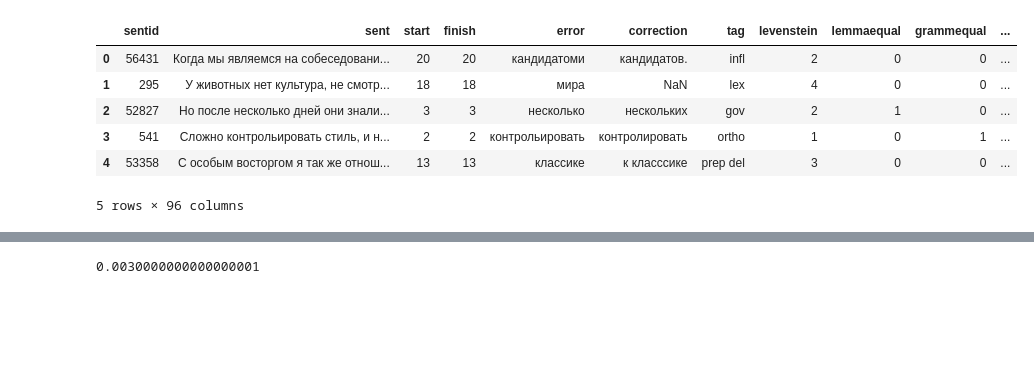
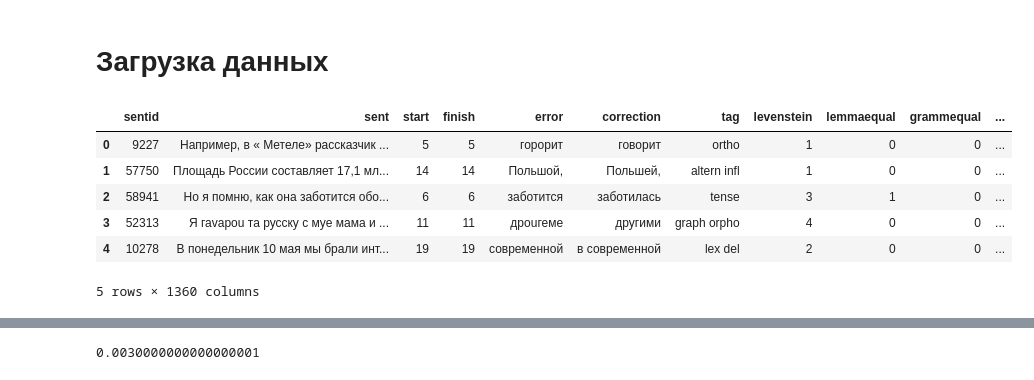
Before and after one commit to tanya-ling/error-recognition-for-R, a Jupyter notebook: diploma_classifier.ipynb, the cells around one changed output, grey strips where cells are left out. Drawn from its saved outputs; the diff is of its cells as text; code cells hidden in the pictures; blank space fills up the shorter version.

```diff
--- a/diploma_classifier.ipynb
+++ b/diploma_classifier.ipynb
@@ -10,14 +10,16 @@ from scipy import misc
 
 from imblearn.over_sampling import RandomOverSampler
 import codecs
+# %% [markdown]
+# Загрузка данных
 # %%
-df = pandas.read_csv('.\\rlc_featured_mod6.csv', sep='\t')
+df = pandas.read_csv('.\\rlc_featured_mod9.csv', sep='\t')
 df.head()
 # %% [output]
 |  | sentid | sent | start | finish | error | correction | tag | levenstein | lemmaequal | grammequal | ... |
-| 0 | 56431 | Когда мы являемся на собеседовани... | 20 | 20 | кандидатоми | кандидатов. | infl | 2 | 0 | 0 | ... |
-| 1 | 295 | У животных нет культура, не смотр... | 18 | 18 | мира | NaN | lex | 4 | 0 | 0 | ... |
-| 2 | 52827 | Но после несколько дней они знали... | 3 | 3 | несколько | нескольких | gov | 2 | 1 | 0 | ... |
-| 3 | 541 | Сложно контрольировать стиль, и н... | 2 | 2 | контрольировать | контролировать | ortho | 1 | 0 | 1 | ... |
-| 4 | 53358 | С особым восторгом я так же отнош... | 13 | 13 | классике | к класссике | prep del | 3 | 0 | 0 | ... |
+| 0 | 9227 | Например, в « Метеле» рассказчик ... | 5 | 5 | горорит | говорит | ortho | 1 | 0 | 0 | ... |
+| 1 | 57750 | Площадь России составляет 17,1 мл... | 14 | 14 | Польшой, | Польшей, | altern infl | 1 | 0 | 0 | ... |
+| 2 | 58941 | Но я помню, как она заботится обо... | 6 | 6 | заботится | заботилась | tense | 3 | 1 | 0 | ... |
+| 3 | 52313 | Я гаvарou та русскy с мyе мама и ... | 11 | 11 | дрouгеме | другими | graph orpho | 4 | 0 | 0 | ... |
+| 4 | 10278 | В понедельник 10 мая мы брали инт... | 19 | 19 | современной | в современной | lex del | 2 | 0 | 0 | ... |
-5 rows × 96 columns
+5 rows × 1360 columns
```
Also changed, not shown: parts of 72 cells of this notebook, 57 other files.
